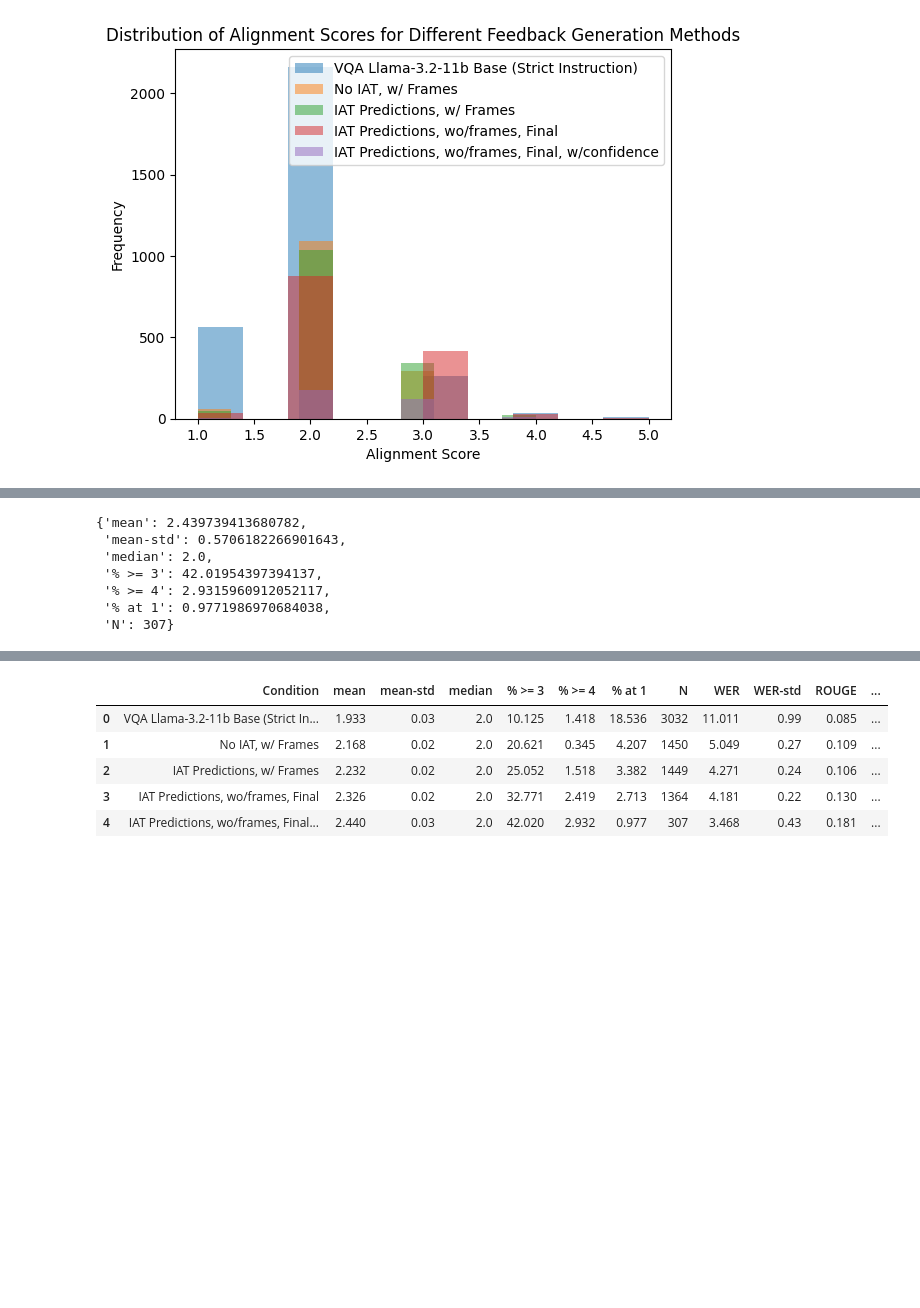
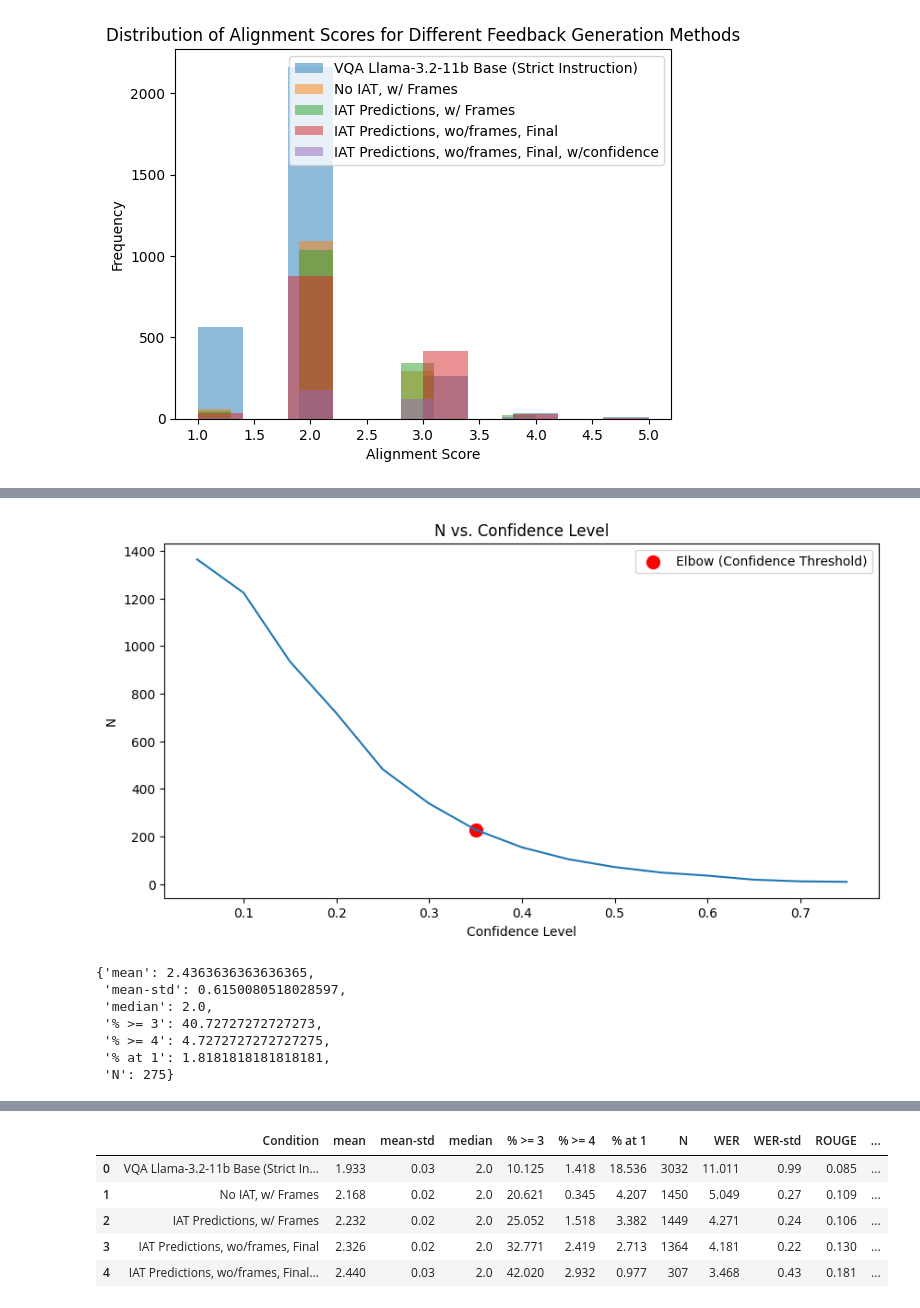
Before and after one commit to firdavsn/SurgFBGen, a Jupyter notebook: surgfbgen/notebooks/3_feedback_analysis.ipynb, the cells around one changed output, grey strips where cells are left out. Saved outputs shown, nothing was run; the diff lists cells and outputs as text; code cells hidden in the pictures; blank space fills up the shorter version.

Commit message:
trained and evaled qwen2.5-vl-7b for fb generation, additional analysis

```diff
--- a/surgfbgen/notebooks/3_feedback_analysis.ipynb
+++ b/surgfbgen/notebooks/3_feedback_analysis.ipynb
@@ -4,7 +4,7 @@ import json
 import numpy as np
 import os
 # %%
-dir_ = '~/surgery/surgical_fb_generation/SurgFBGen/outputs/feedback_evaluations'
+dir_ = '/home/firdavs/surgery/surgical_fb_generation/SurgFBGen/outputs/feedback_evaluations'
 
 file2name = {
     'scores_df-vqa_strict_instruction.csv': 'VQA Llama-3.2-11b Base (Strict Instruction)',
@@ -305,3 +305,28 @@ plt.title('Distribution of Alignment Scores for Different Feedback Generation Me
 plt.show()
 # %% [output]
 [figure]
+# %%
+tmp_df = dfs['IAT Predictions, wo/frames, Final'].copy()
+confidence_levels = np.arange(0.05, 0.80, 0.05)
+means = []
+counts = []
+for confidence_level in confidence_levels:
+    new_rows = []
+    for i in range(len(tmp_df)):
+        row = tmp_df.iloc[i]
+        dont_add_row = False
+        if row['instrument_conf'] != 'NONE' and eval(row['instrument_conf']) < confidence_level:
+            dont_add_row = True
+        if row['action_conf'] != 'NONE' and eval(row['action_conf']) < confidence_level:
+            dont_add_row = True
+        if row['tissue_conf'] != 'NONE' and eval(row['tissue_conf']) < confidence_level:
+            dont_add_row = True
+        if not dont_add_row:
+            new_rows.append(row)
+
+    new_df = pd.DataFrame(new_rows)
+    metrics = summarize_eval_scores(new_df['score'])
+    means.append(metrics['mean'])
+    counts.append(metrics['N'])
+
+    print(f"Confidence level: {confidence_level:.2f}, Mean: {metrics['mean']:.2f}, Count: {metrics['N']}")
@@ -308,14 +349,31 @@ plt.show()
+# %%
+plt.figure(figsize=(10, 5))
+plt.plot(confidence_levels, counts)
+# plot a dot where confidence_levels is 0.3
+plt.scatter(0.35, counts[6], color='red', s=100, label='Elbow (Confidence Threshold)')
+plt.legend()
+plt.xlabel('Confidence Level')
+plt.ylabel('N')
+plt.title('N vs. Confidence Level')
+plt.show()
+# %% [output]
+[figure, added]
 # %%
 tmp_df = dfs['IAT Predictions, wo/frames, Final'].copy()
+
+i_conf_threshold = 0.35
+a_conf_threshold = 0.35
+t_conf_threshold = 0.30
+
 new_rows = []
 for i in range(len(tmp_df)):
     row = tmp_df.iloc[i]
     dont_add_row = False
-    if row['instrument_conf'] != 'NONE' and eval(row['instrument_conf']) < 0.4:
+    if row['instrument_conf'] != 'NONE' and eval(row['instrument_conf']) < i_conf_threshold:
         dont_add_row = True
-    if row['action_conf'] != 'NONE' and eval(row['action_conf']) < 0.4:
+    if row['action_conf'] != 'NONE' and eval(row['action_conf']) < a_conf_threshold:
         dont_add_row = True
-    if row['tissue_conf'] != 'NONE' and eval(row['tissue_conf']) < 0.05:
+    if row['tissue_conf'] != 'NONE' and eval(row['tissue_conf']) < t_conf_threshold:
         dont_add_row = True
     if not dont_add_row:
         new_rows.append(row)
@@ -323,10 +381,10 @@ for i in range(len(tmp_df)):
 new_df = pd.DataFrame(new_rows)
 summarize_eval_scores(new_df['score'])
 # %% [output]
-{'mean': 2.439739413680782,
- 'mean-std': 0.5706182266901643,
+{'mean': 2.4363636363636365,
+ 'mean-std': 0.6150080518028597,
  'median': 2.0,
- '% >= 3': 42.01954397394137,
- '% >= 4': 2.9315960912052117,
- '% at 1': 0.9771986970684038,
- 'N': 307}
+ '% >= 3': 40.72727272727273,
+ '% >= 4': 4.7272727272727275,
+ '% at 1': 1.8181818181818181,
+ 'N': 275}
```
Also changed, not shown: parts of 2 cells of this notebook, 21 other files.
